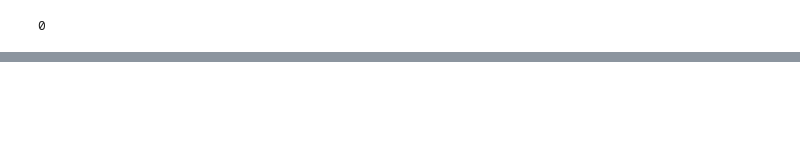
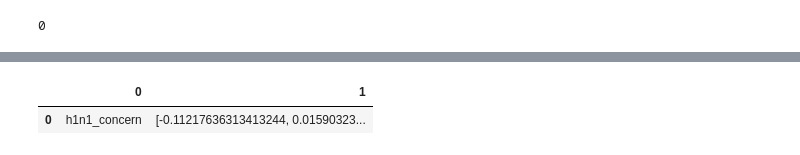
Before and after one commit to Lou-Hines/H1N1_Vaccine_Uptake_Prediction, a Jupyter notebook: Vaccine_EDA _1.ipynb, the cells around one changed output, grey strips where cells are left out. Saved outputs shown, nothing was run; the diff lists cells and outputs as text; code cells hidden in the pictures; blank space fills up the shorter version.

```diff
--- a/Vaccine_EDA _1.ipynb
+++ b/Vaccine_EDA _1.ipynb
@@ -812,0 +843,6 @@ CatBoostClassifer
+# %%
+coefs= logreg.steps[1][1].coef_
+pd.DataFrame(zip(names, coefs))
+# %% [output]
+|  | 0 | 1 |
+| 0 | h1n1_concern | [-0.11217636313413244, 0.01590323... |
```
Also changed, not shown: parts of 55 cells of this notebook.
